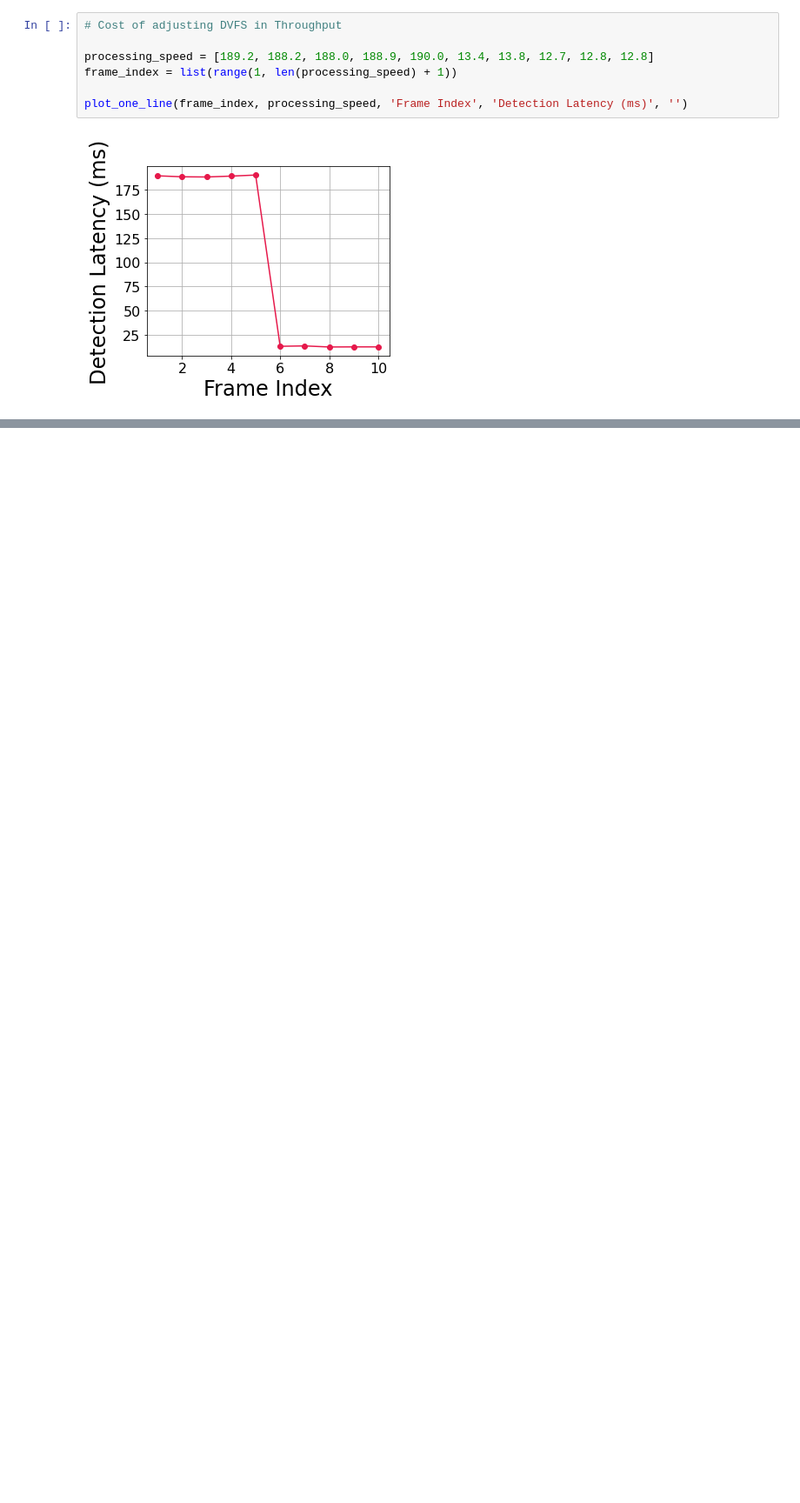
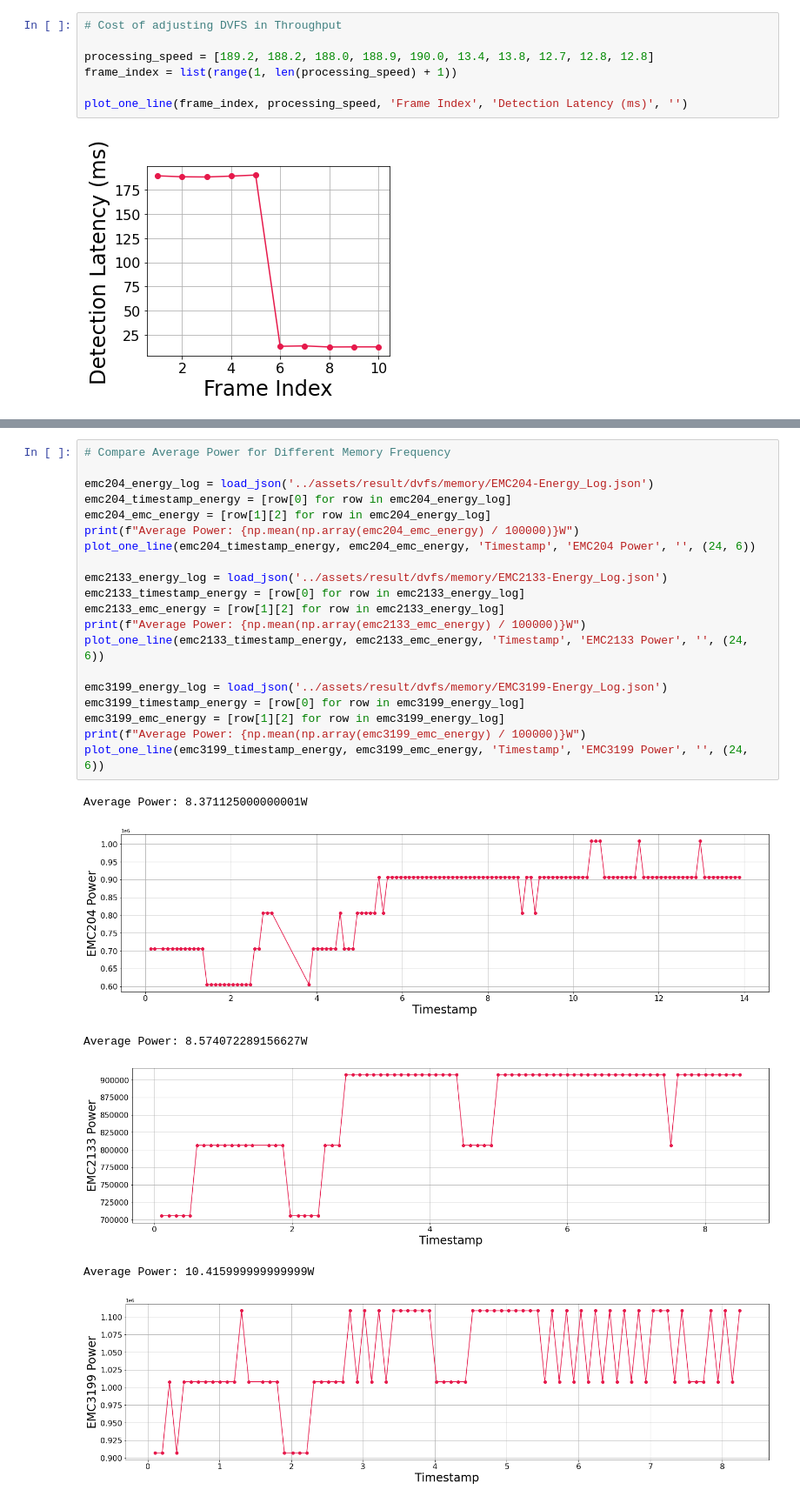
Before and after one commit to lijiaxi2018/Distributed-Learning, a Jupyter notebook: plot/exp11-other-plots.ipynb, the cells around one changed output, grey strips where cells are left out. Shown at 87% size. Cells and saved outputs as stored; diff of their text form; blank space fills up the shorter version.

```diff
--- a/plot/exp11-other-plots.ipynb
+++ b/plot/exp11-other-plots.ipynb
@@ -88,3 +88,30 @@ for l in frame_latency:
 plot_one_line(timestamp_latency[33:70], frame_latency[33:70], 'Timestamp', 'Frame Latency', '', (24, 6))
 # %% [output]
 [figure]
+# %%
+# Compare Average Power for Different Memory Frequency
+
+emc204_energy_log = load_json('../assets/result/dvfs/memory/EMC204-Energy_Log.json')
+emc204_timestamp_energy = [row[0] for row in emc204_energy_log]
+emc204_emc_energy = [row[1][2] for row in emc204_energy_log]
+print(f"Average Power: {np.mean(np.array(emc204_emc_energy) / 100000)}W")
+plot_one_line(emc204_timestamp_energy, emc204_emc_energy, 'Timestamp', 'EMC204 Power', '', (24, 6))
+
+emc2133_energy_log = load_json('../assets/result/dvfs/memory/EMC2133-Energy_Log.json')
+emc2133_timestamp_energy = [row[0] for row in emc2133_energy_log]
+emc2133_emc_energy = [row[1][2] for row in emc2133_energy_log]
+print(f"Average Power: {np.mean(np.array(emc2133_emc_energy) / 100000)}W")
+plot_one_line(emc2133_timestamp_energy, emc2133_emc_energy, 'Timestamp', 'EMC2133 Power', '', (24, 6))
+
+emc3199_energy_log = load_json('../assets/result/dvfs/memory/EMC3199-Energy_Log.json')
+emc3199_timestamp_energy = [row[0] for row in emc3199_energy_log]
+emc3199_emc_energy = [row[1][2] for row in emc3199_energy_log]
+print(f"Average Power: {np.mean(np.array(emc3199_emc_energy) / 100000)}W")
+plot_one_line(emc3199_timestamp_energy, emc3199_emc_energy, 'Timestamp', 'EMC3199 Power', '', (24, 6))
+# %% [output]
+Average Power: 8.371125000000001W
+[figure, added]
+Average Power: 8.574072289156627W
+[figure, added]
+Average Power: 10.415999999999999W
+[figure, added]
```
Also changed, not shown: parts of 2 cells of this notebook, 21 other files.
